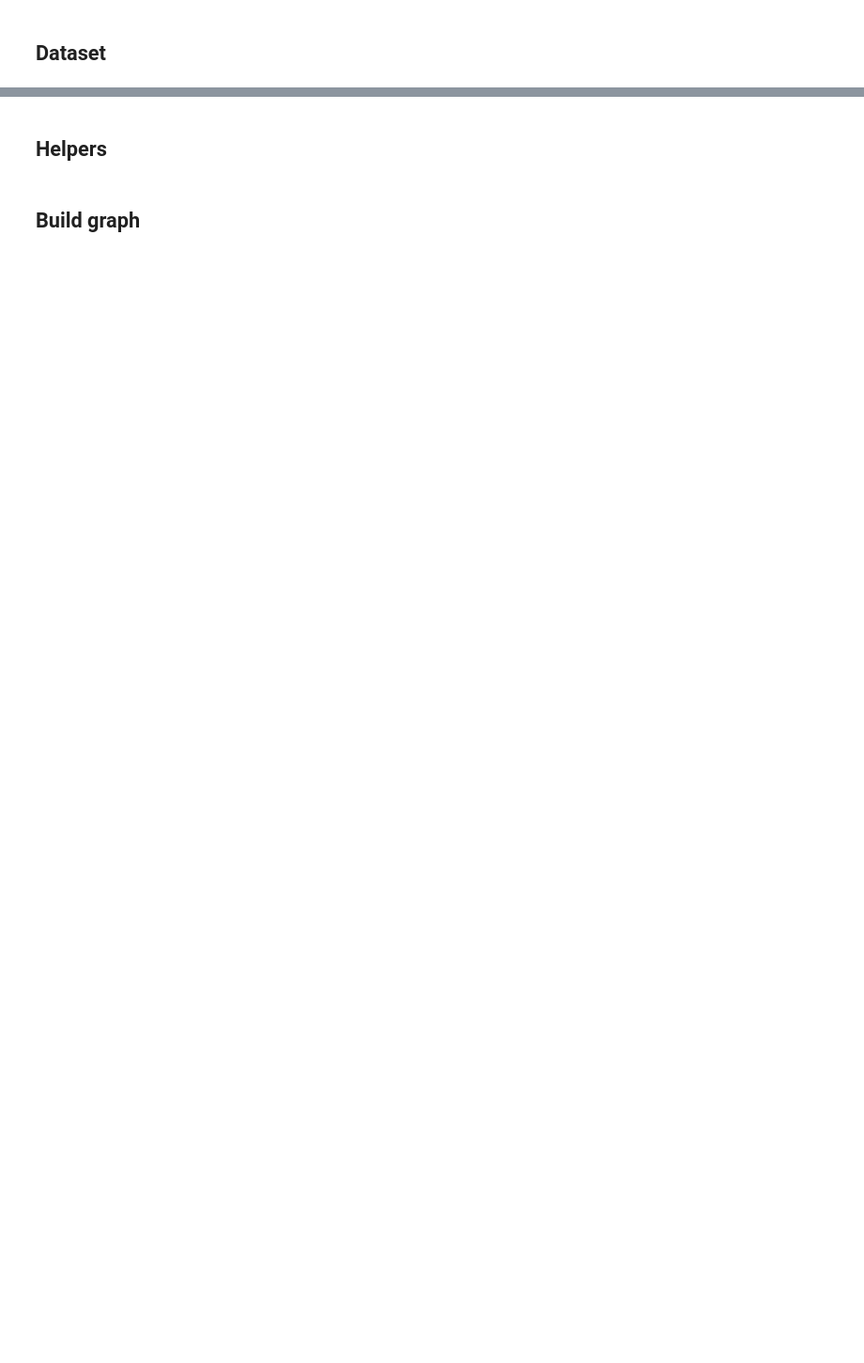
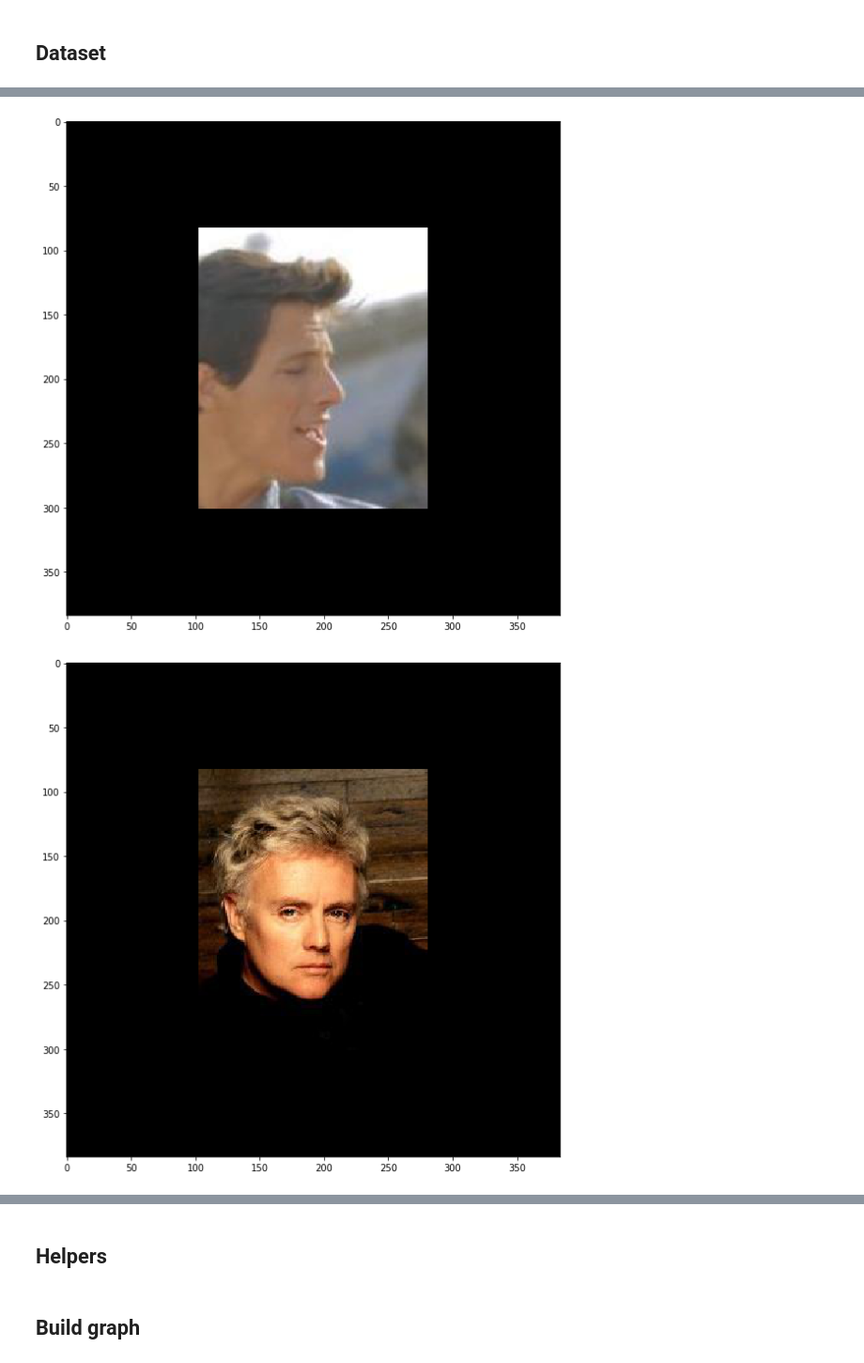
Before and after one commit to vincentschen/cgan-superres, a Jupyter notebook: crez/cgan.ipynb, the cells around one changed output, grey strips where cells are left out. Shown at 94% size. Drawn from its saved outputs; the diff is of its cells as text; code cells hidden in the pictures; blank space fills up the shorter version.

```diff
--- a/crez/cgan.ipynb
+++ b/crez/cgan.ipynb
@@ -49,0 +167,32 @@ show_images(mnist.train.next_batch(16)[0])
+# %%
+filename_queue = tf.train.string_input_producer(
+    [tfrecords_filename], num_epochs=10)
+
+# Even when reading in multiple threads, share the filename
+# queue.
+image, annotation = read_and_decode(filename_queue)
+
+# The op for initializing the variables.
+init_op = tf.group(tf.global_variables_initializer(),
+                   tf.local_variables_initializer())
+
+with tf.Session()  as sess:
+
+    sess.run(init_op)
+
+    coord = tf.train.Coordinator()
+    threads = tf.train.start_queue_runners(coord=coord)
+
+    # Let's read off 3 batches just for example
+    for i in range(3):
+
+        img = sess.run(image)
+        io.imshow(img[0, :, :, :])
+        io.show()
+
+
+    coord.request_stop()
+    coord.join(threads)
+# %% [output]
+[figure, added]
+[figure, added]
```
Also changed, not shown: parts of 6 cells of this notebook, 3 other files.
